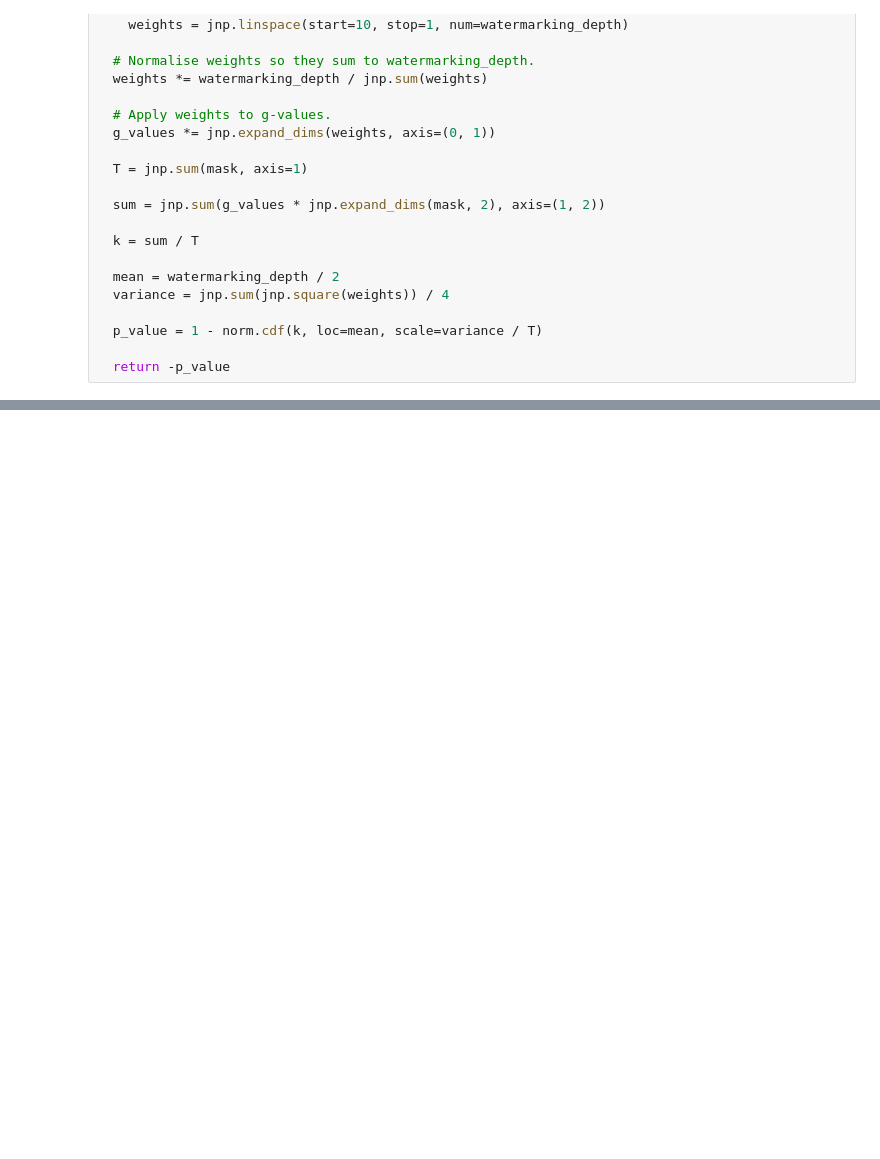
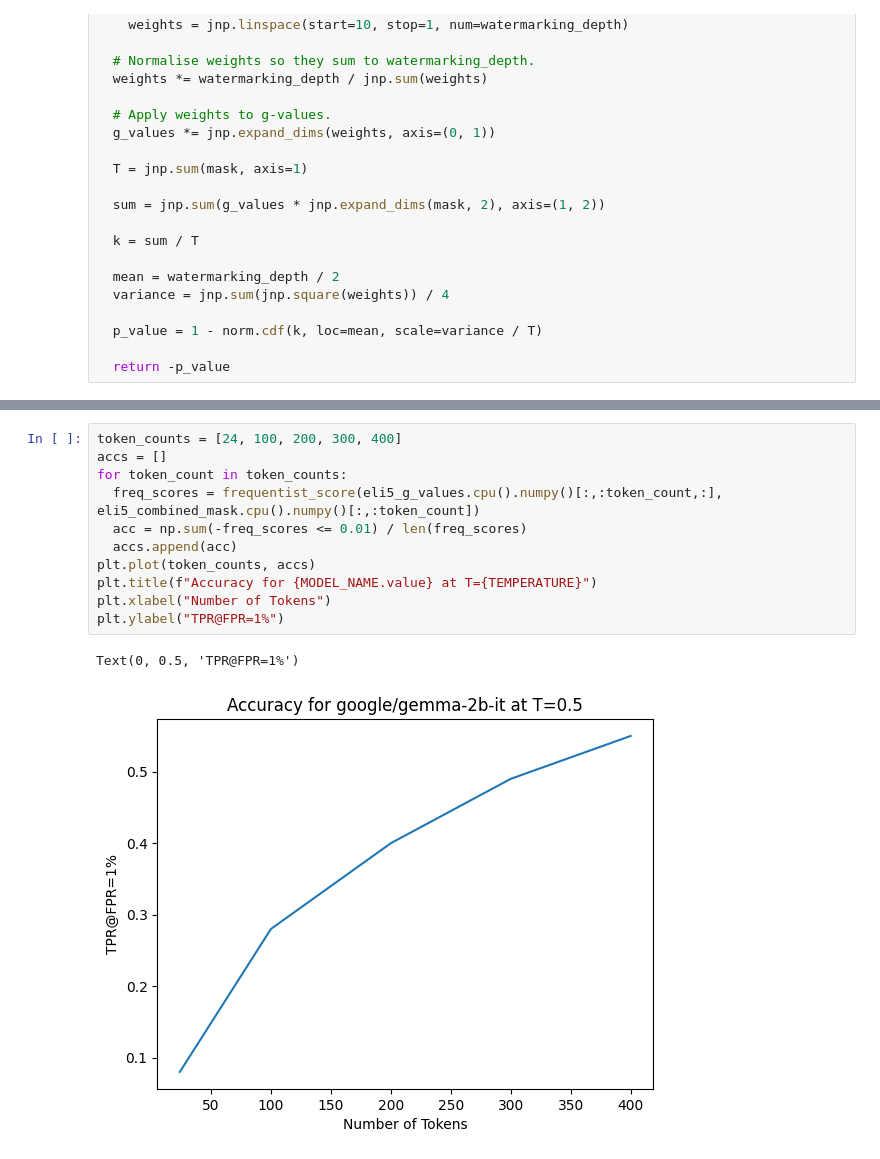
Before and after one commit to JackBlake-zkq/synthid-text, a Jupyter notebook: notebooks/frequentist_experiments.ipynb, the cells around one changed output, grey strips where cells are left out. Saved outputs shown, nothing was run; the diff lists cells and outputs as text; blank space fills up the shorter version.

```diff
--- a/notebooks/frequentist_experiments.ipynb
+++ b/notebooks/frequentist_experiments.ipynb
@@ -781,0 +835,14 @@ Weighted Frequentist scores for unwatermarked responses:  [-1.00000000e+00 -1.00
+# %%
+token_counts = [24, 100, 200, 300, 400]
+accs = []
+for token_count in token_counts:
+  freq_scores = frequentist_score(eli5_g_values.cpu().numpy()[:,:token_count,:], eli5_combined_mask.cpu().numpy()[:,:token_count])
+  acc = np.sum(-freq_scores <= 0.01) / len(freq_scores)
+  accs.append(acc)
+plt.plot(token_counts, accs)
+plt.title(f"Accuracy for {MODEL_NAME.value} at T={TEMPERATURE}")
+plt.xlabel("Number of Tokens")
+plt.ylabel("TPR@FPR=1%")
+# %% [output]
+Text(0, 0.5, 'TPR@FPR=1%')
+[figure, added]
```
Also changed, not shown: parts of 17 cells of this notebook.
